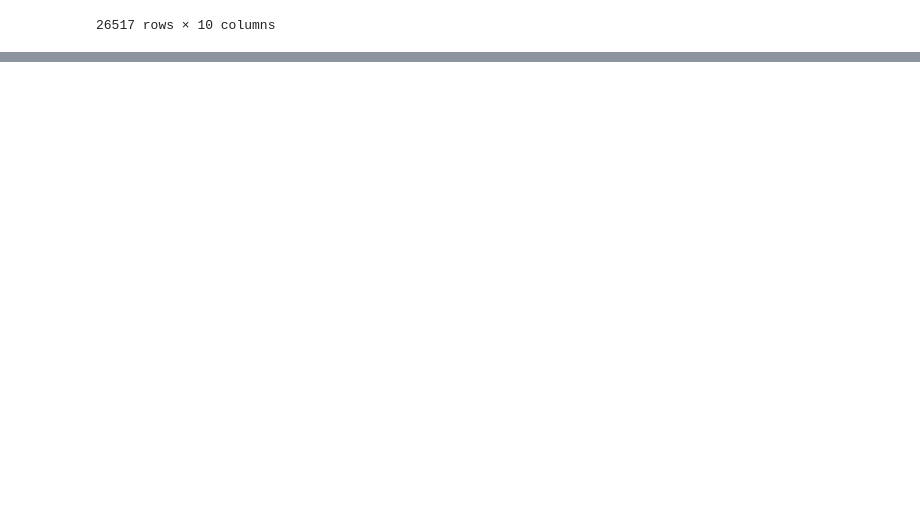
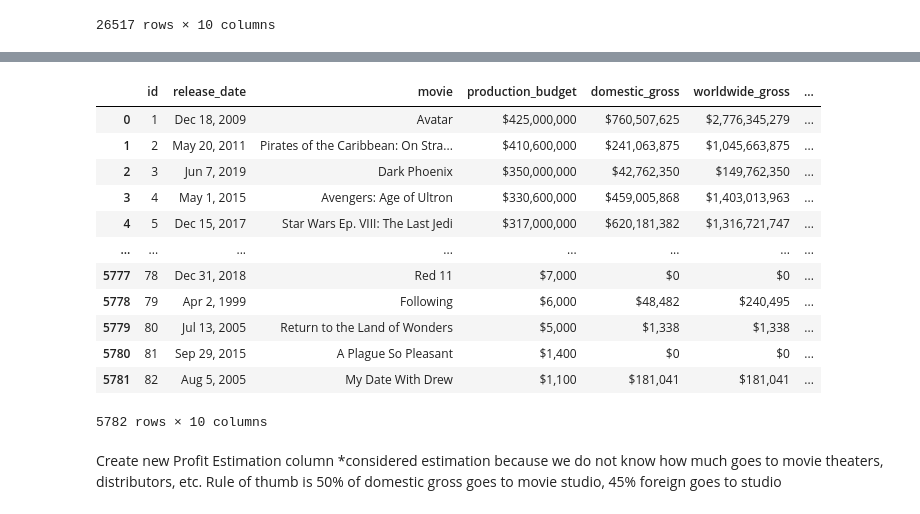
Before and after one commit to learn-co-curriculum/dsc-phase-1-project-v2-4, a Jupyter notebook: Meg_Working_Notebook.ipynb, the cells around one changed output, grey strips where cells are left out. Drawn from its saved outputs; the diff is of its cells as text; code cells hidden in the pictures; blank space fills up the shorter version.

```diff
--- a/Meg_Working_Notebook.ipynb
+++ b/Meg_Working_Notebook.ipynb
@@ -319,0 +387,5 @@ top_200_votes_df
+# %%
+budget_df["domestic_gross_clean"] = budget_df["domestic_gross_clean"].astype(float)
+# %%
+budget_df["worldwide_gross_clean"] = budget_df["worldwide_gross"].str.replace("$", "")
+budget_df.head()
@@ -319,0 +399,3 @@ top_200_votes_df
+# %%
+budget_df["worldwide_gross_clean"] = budget_df["worldwide_gross_clean"].str.replace(",", "")
+budget_df.head()
@@ -319,0 +409,3 @@ top_200_votes_df
+# %%
+budget_df["worldwide_gross_clean"] = budget_df["worldwide_gross_clean"].astype(float)
+budget_df.info()
@@ -319,0 +429,19 @@ top_200_votes_df
+# %%
+budget_df["foreign_gross"] = budget_df["worldwide_gross_clean"] - budget_df["domestic_gross_clean"]
+budget_df
+# %% [output]
+|  | id | release_date | movie | production_budget | domestic_gross | worldwide_gross | ... |
+| 0 | 1 | Dec 18, 2009 | Avatar | $425,000,000 | $760,507,625 | $2,776,345,279 | ... |
+| 1 | 2 | May 20, 2011 | Pirates of the Caribbean: On Stra... | $410,600,000 | $241,063,875 | $1,045,663,875 | ... |
+| 2 | 3 | Jun 7, 2019 | Dark Phoenix | $350,000,000 | $42,762,350 | $149,762,350 | ... |
+| 3 | 4 | May 1, 2015 | Avengers: Age of Ultron | $330,600,000 | $459,005,868 | $1,403,013,963 | ... |
+| 4 | 5 | Dec 15, 2017 | Star Wars Ep. VIII: The Last Jedi | $317,000,000 | $620,181,382 | $1,316,721,747 | ... |
+| ... | ... | ... | ... | ... | ... | ... | ... |
+| 5777 | 78 | Dec 31, 2018 | Red 11 | $7,000 | $0 | $0 | ... |
+| 5778 | 79 | Apr 2, 1999 | Following | $6,000 | $48,482 | $240,495 | ... |
+| 5779 | 80 | Jul 13, 2005 | Return to the Land of Wonders | $5,000 | $1,338 | $1,338 | ... |
+| 5780 | 81 | Sep 29, 2015 | A Plague So Pleasant | $1,400 | $0 | $0 | ... |
+| 5781 | 82 | Aug 5, 2005 | My Date With Drew | $1,100 | $181,041 | $181,041 | ... |
+5782 rows × 10 columns
+# %% [markdown]
+Create new Profit Estimation column *considered estimation because we do not know how much goes to movie theaters, distributors, etc. Rule of thumb is 50% of domestic gross goes to movie studio, 45% foreign goes to studio
```
Also changed, not shown: parts of 19 cells of this notebook.
